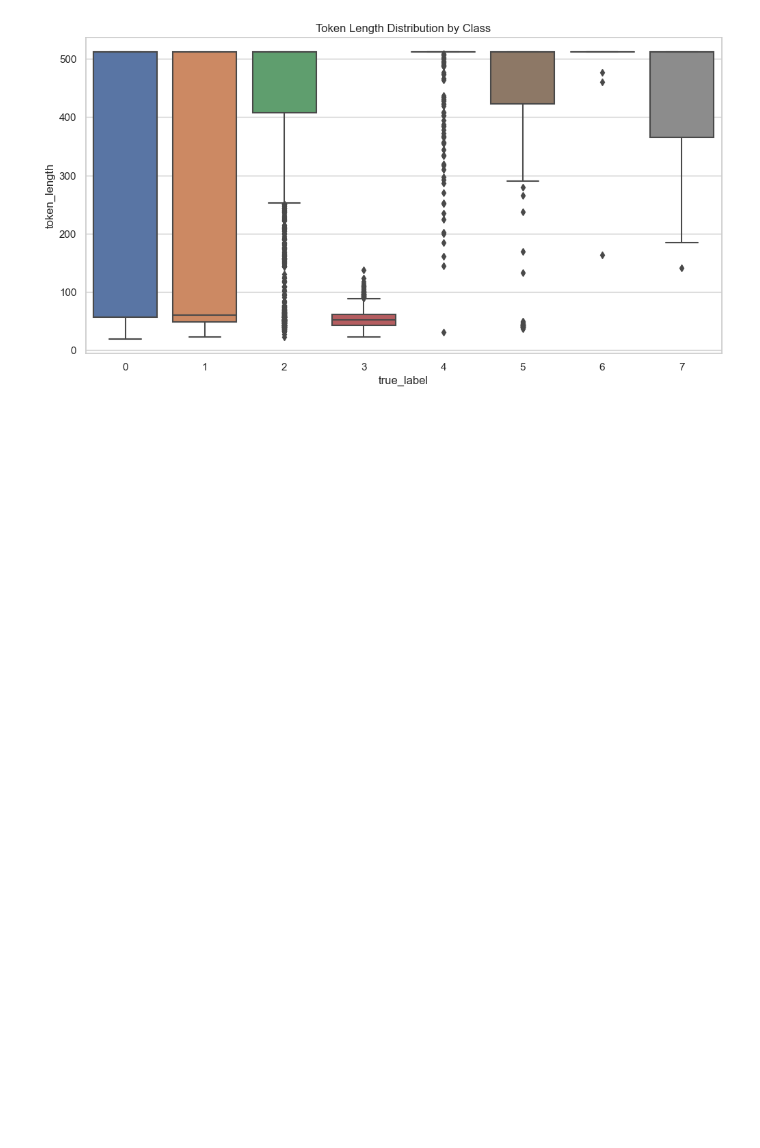
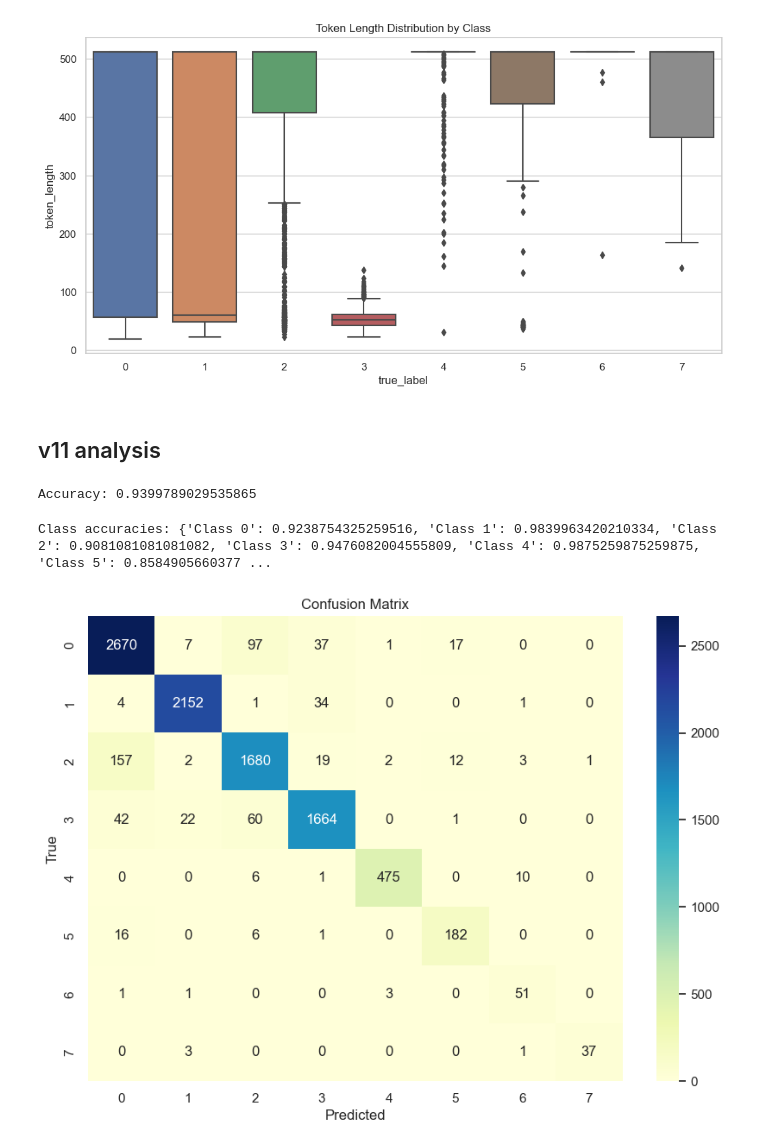
Before and after one commit to chanmuzi/Dacon-ChatGPT, a Jupyter notebook: EDA, Results analysis.ipynb, the cells around one changed output. Drawn from its saved outputs; the diff is of its cells as text; code cells hidden in the pictures; blank space fills up the shorter version.

Commit message:
v11 : validation confusion matrix

```diff
--- a/EDA, Results analysis.ipynb
+++ b/EDA, Results analysis.ipynb
@@ -627,3 +627,37 @@ true_label
 6           504.214286   47.162279  163  512     56
 7           429.926829  115.923766  141  512     41
 [figure]
+# %% [markdown]
+## v11 analysis
+# %%
+validation_result_v11 = pd.read_csv('validations/validation_results_v11.csv')
+# %%
+from sklearn.metrics import accuracy_score
+
+accuracy_v11 = accuracy_score(validation_result_v11["true_label"], validation_result_v11["predicted_label"])
+print("Accuracy:", accuracy_v11)
+# %% [output]
+Accuracy: 0.9399789029535865
+# %%
+from sklearn.metrics import classification_report
+
+report_v11 = classification_report(validation_result_v11["true_label"], validation_result_v11["predicted_label"], output_dict=True)
+class_accuracies_v11 = {f"Class {i}": report_v11[str(i)]["precision"] for i in range(8)}
+print("Class accuracies:", class_accuracies_v11)
+# %% [output]
+Class accuracies: {'Class 0': 0.9238754325259516, 'Class 1': 0.9839963420210334, 'Class 2': 0.9081081081081082, 'Class 3': 0.9476082004555809, 'Class 4': 0.9875259875259875, 'Class 5': 0.8584905660377 ...
+# %%
+import matplotlib.pyplot as plt
+import seaborn as sns
+from sklearn.metrics import confusion_matrix
+
+cm_v11 = confusion_matrix(validation_result_v11["true_label"], validation_result_v11["predicted_label"])
+
+plt.figure(figsize=(10, 7))
+sns.heatmap(cm_v11, annot=True, fmt="d", cmap="YlGnBu", xticklabels=range(8), yticklabels=range(8))
+plt.xlabel("Predicted")
+plt.ylabel("True")
+plt.title("Confusion Matrix")
+plt.show()
+# %% [output]
+[figure, added]
```
